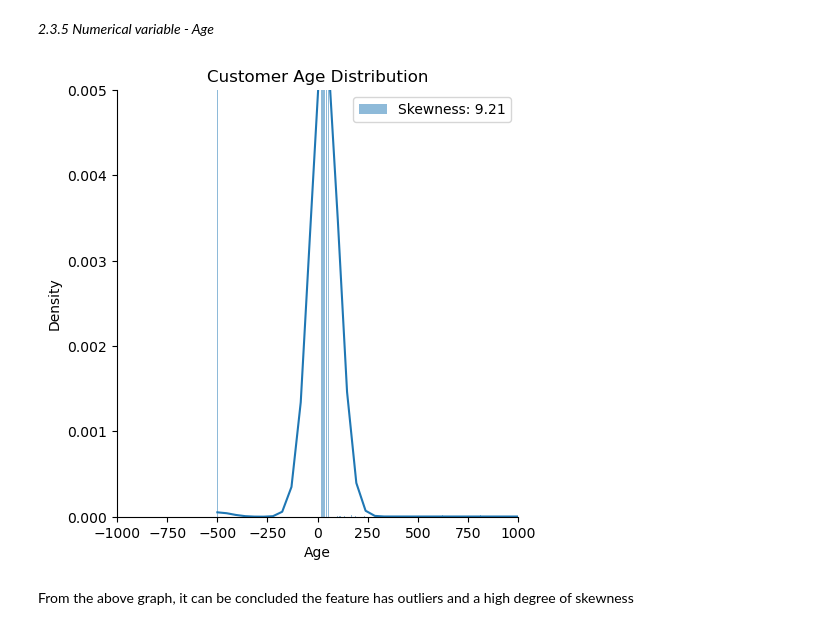
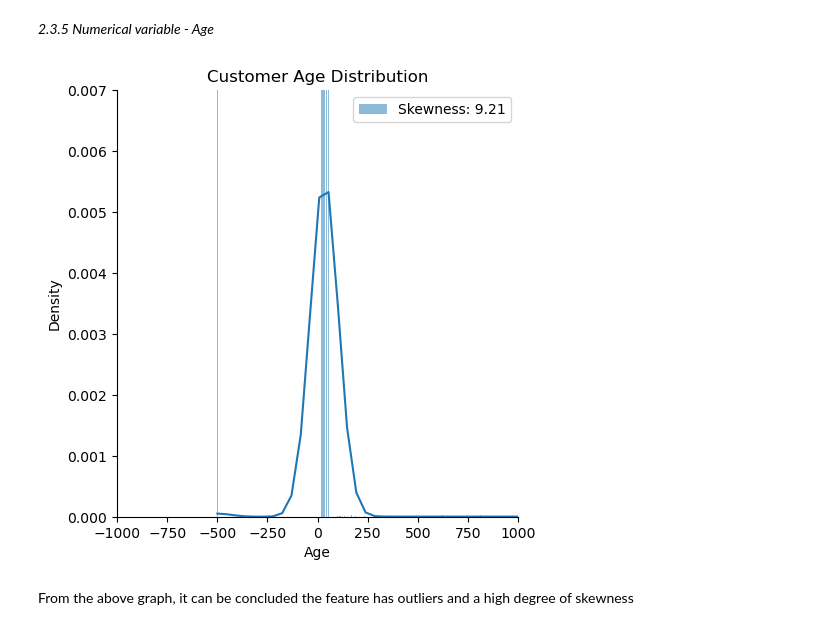
Before and after one commit to AakashRevankar/ML_projects, a Jupyter notebook: 2_Classification.ipynb, the cells around one changed output. Drawn from its saved outputs; the diff is of its cells as text; code cells hidden in the pictures.

```diff
--- a/2_Classification.ipynb
+++ b/2_Classification.ipynb
@@ -326,13 +326,13 @@ _2.3.5 Numerical variable - Age_
 # %%
 sns.displot(df['Age'], stat="density",  kde=True,
              label='Skewness: %.2f' % (df['Age'].skew()))
 plt.legend(loc = 'best')
 plt.xlim(-1000, 1000)
-plt.ylim(0, 0.005)
+plt.ylim(0, 0.007)
 plt.title('Customer Age Distribution')
 plt.show()
 # %% [output]
-[figure, old version]
+[figure, new version]
 # %% [markdown]
 From the above graph, it can be concluded the feature has outliers and a high degree of skewness
 # %% [markdown]
```
Also changed, not shown: parts of 4 cells of this notebook.
